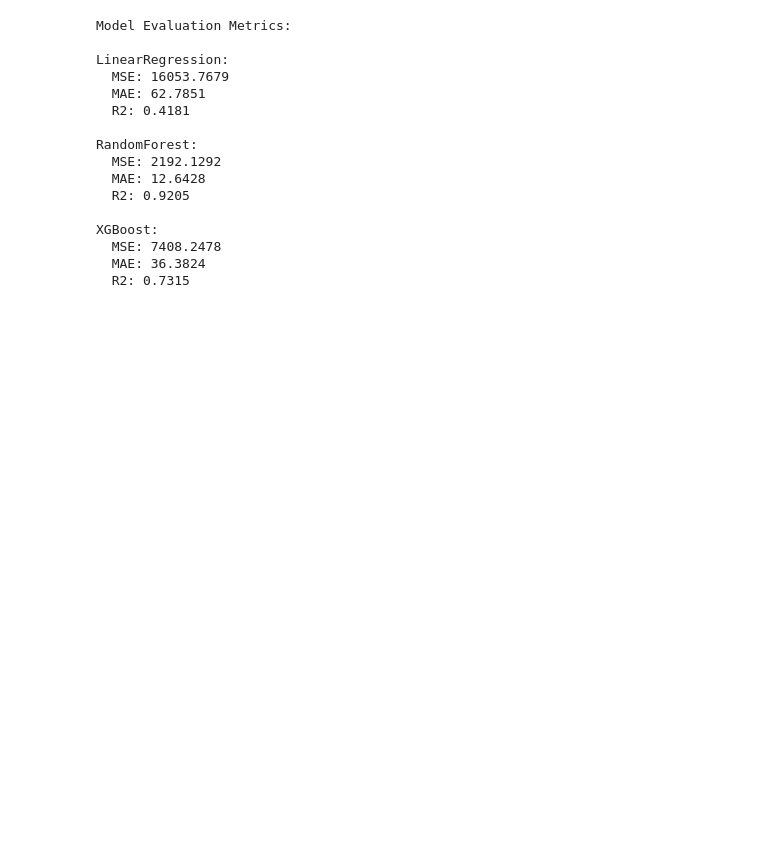
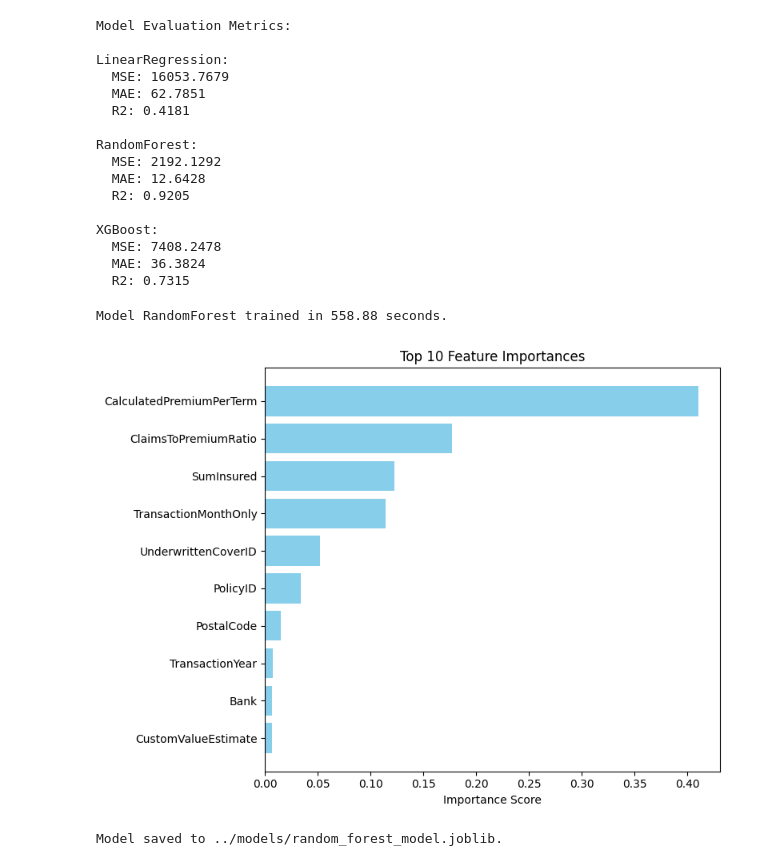
Before and after one commit to YonatanMoges/insurance-data-analysis, a Jupyter notebook: notebook/modeling.ipynb, the cells around one changed output. Saved outputs shown, nothing was run; the diff lists cells and outputs as text; code cells hidden in the pictures; blank space fills up the shorter version.

Commit message:
Saving model

```diff
--- a/notebook/modeling.ipynb
+++ b/notebook/modeling.ipynb
@@ -58,4 +62,12 @@ XGBoost:
 # %%
 # Plot feature importance for Random Forest
 rf_model = pipeline.train_model('RandomForest', X_train, y_train)
-pipeline.plot_feature_importance(rf_model, X_train.columns)
+pipeline.plot_feature_importance(rf_model, X_train.columns, top_n=10)
+# %% [output]
+Model RandomForest trained in 558.88 seconds.
+[figure, added]
+# %%
+# Save the Random Forest model
+pipeline.save_model(rf_model, "../models/random_forest_model.joblib")
+# %% [output]
+Model saved to ../models/random_forest_model.joblib.
```
Also changed, not shown: parts of 1 cell of this notebook, 2 other files.
